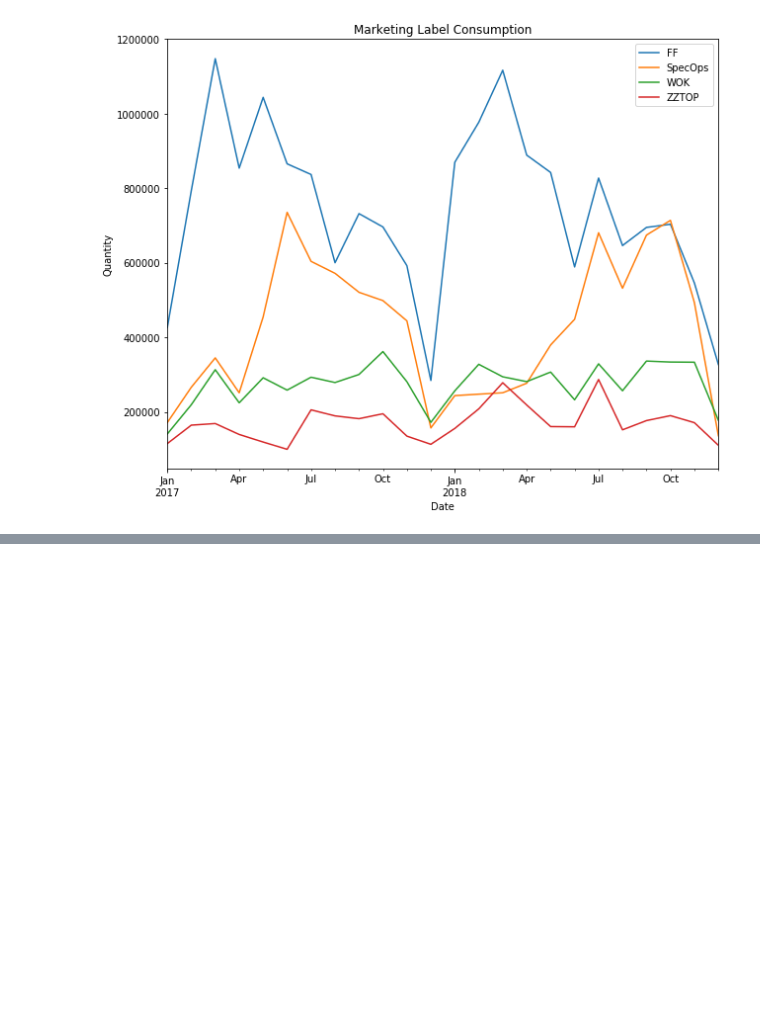
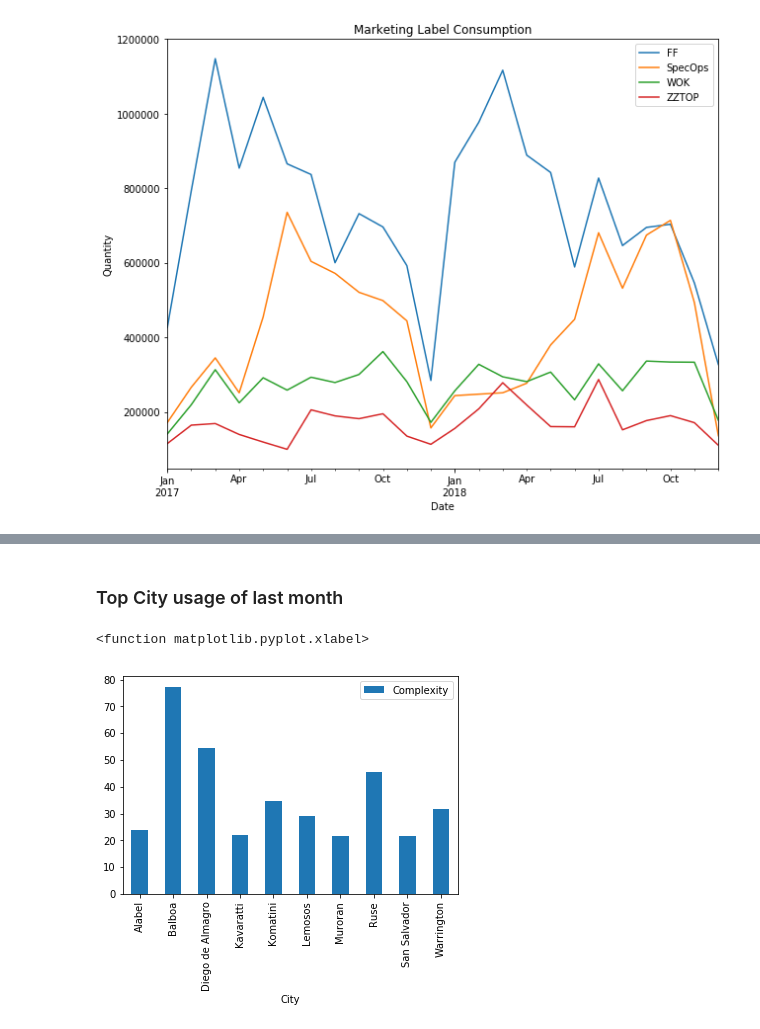
Before and after one commit to JoseNunes24/ExpeditionAnalysis, a Jupyter notebook: Expedition_Analysis.ipynb, the cells around one changed output, grey strips where cells are left out. Drawn from its saved outputs; the diff is of its cells as text; code cells hidden in the pictures; blank space fills up the shorter version.

```diff
--- a/Expedition_Analysis.ipynb
+++ b/Expedition_Analysis.ipynb
@@ -304,3 +308,27 @@ df_shares = pd.DataFrame({'Percentage':[shareEX, shareSP]}, index = ['EX', 'SP']
+# %%
+# City Complexity of last month
+most_recent_date = df_SP['Planned Date'].max()
+
+df_city_complex = \
+  df_SP[df_SP['Planned Date'].dt.month == most_recent_date.month]
+
+# Total nr. of products / total shipments
+city_complexity = (
+      df_city_complex.groupby([df_SP['Planned Date'].dt.month.rename('Month'),
+                               df2['City']])['Unit'].count()
+      / df_city_complex.groupby([df_SP['Planned Date'].dt.month.rename('Month'),
+                                 df2['City']])['Unit'].nunique()
+  ).nlargest(10)
+
+# Transform to dataframe
+city_complexity = pd.DataFrame(
+    (city_complexity.reset_index(
+        name='Complexity').pivot_table(index=['City'],
+                                       values='Complexity',
+                                       aggfunc='sum',
+                                       fill_value=0).to_records()))
+
+city_complexity = city_complexity.set_index('City')
 # %%
 # Transform complexity GroupBy Object to dataframe
 complexity = (complexity.reset_index(name='Complexity').pivot_table(index=['Year','Month'],  values='Complexity', aggfunc='sum', fill_value=0))
@@ -377,10 +418,12 @@ Text(0, 0.5, 'Quantity (in millions)')
+# %% [markdown]
+### Top City usage of last month
 # %%
-'''import matplotlib.pyplot as plt
 
-# gca stands for 'get current axis'
-
-city_complexity.plot(kind='bar', x = '2018')
-plt.xlabel'''
+city_complexity.plot(kind='bar',)
+plt.xlabel
+# %% [output]
+<function matplotlib.pyplot.xlabel>
+[figure, added]
 # %%
 '''df2.to_csv('data.csv')
 files.download("data.csv")'''
```
Also changed, not shown: parts of 13 cells of this notebook.
